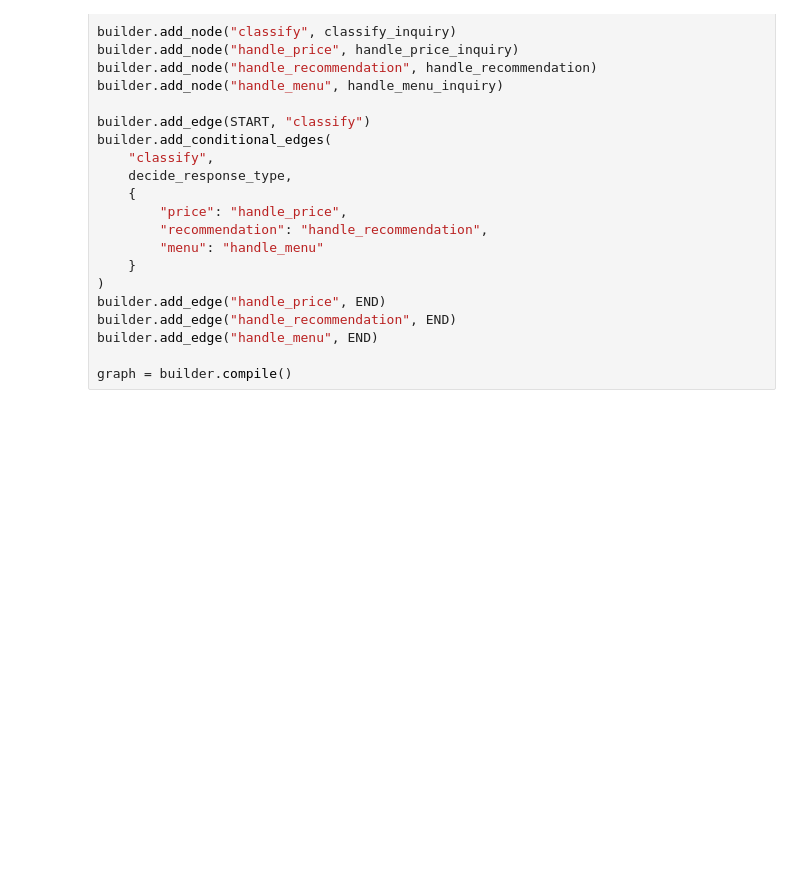
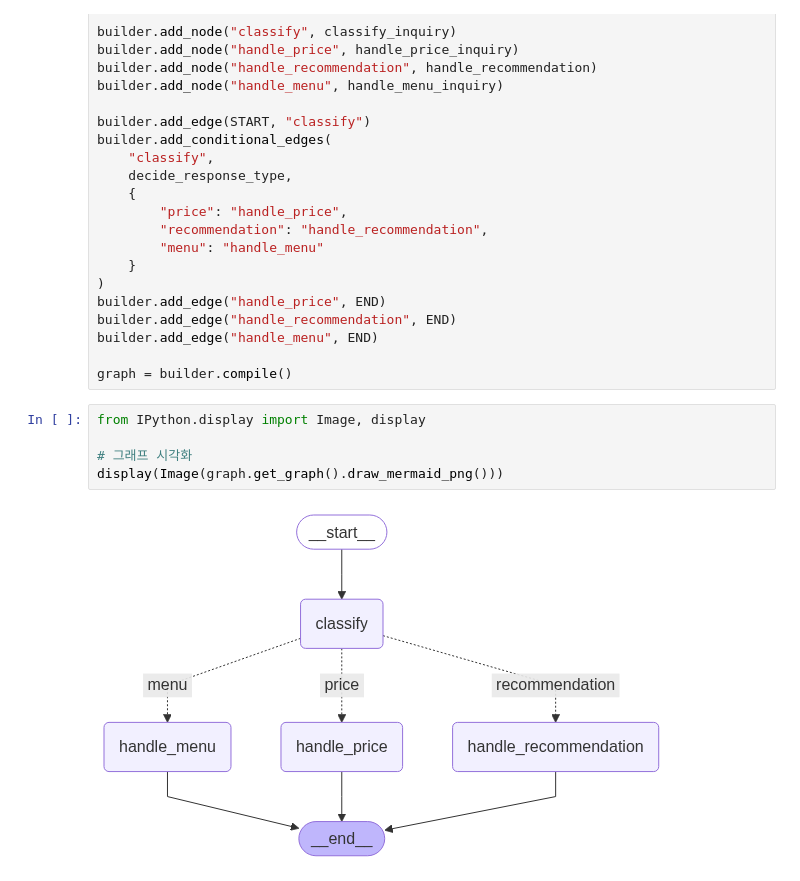
Before and after one commit to ikh0120/llm_langChain_app, a Jupyter notebook: 연습문제_해답/problem6-2_solution.ipynb, the cells around one changed output. Saved outputs shown, nothing was run; the diff lists cells and outputs as text; blank space fills up the shorter version.

```diff
--- a/연습문제_해답/problem6-2_solution.ipynb
+++ b/연습문제_해답/problem6-2_solution.ipynb
@@ -199,6 +197,13 @@ builder.add_edge("handle_recommendation", END)
 builder.add_edge("handle_menu", END)
 
 graph = builder.compile()
+# %%
+from IPython.display import Image, display
+
+# 그래프 시각화
+display(Image(graph.get_graph().draw_mermaid_png()))
+# %% [output]
+[figure, added]
 # %%
 
 # 4단계: 실행 및 테스트
```
Also changed, not shown: parts of 2 cells of this notebook, 1 other file.
